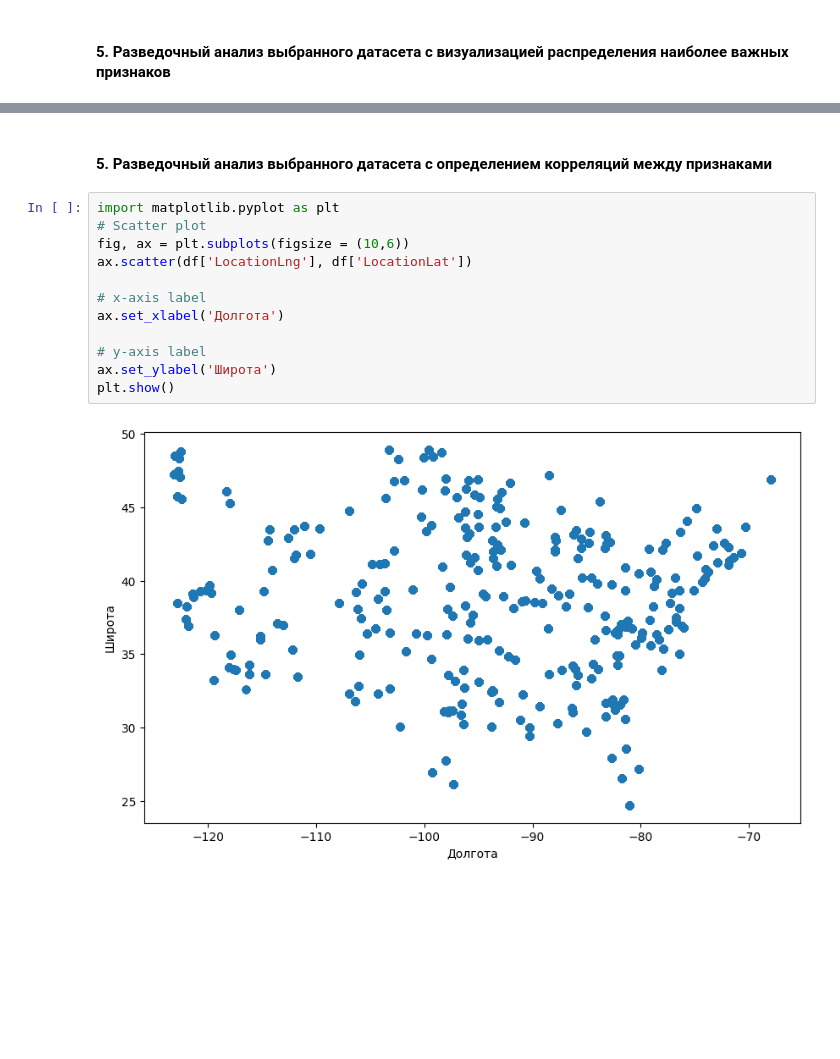
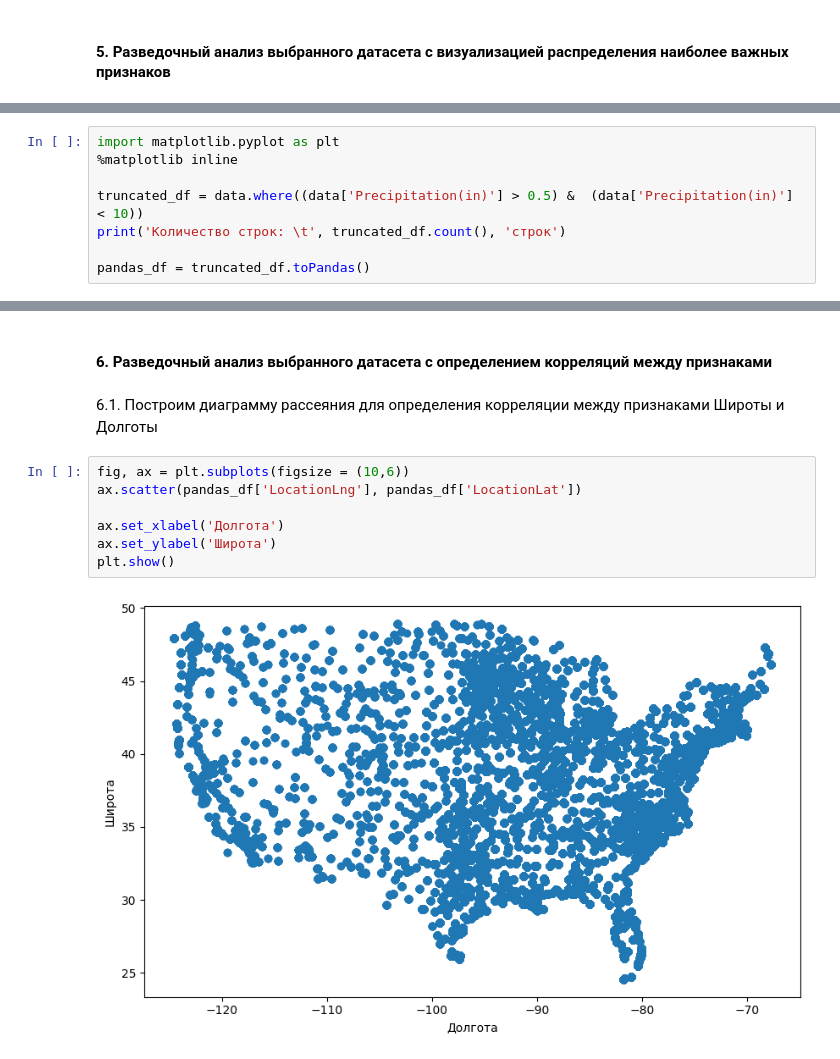
Before and after one commit to Krivabokov/SOBD2022, a Jupyter notebook: Lab1.ipynb, the cells around one changed output, grey strips where cells are left out. Drawn from its saved outputs; the diff is of its cells as text; blank space fills up the shorter version.

```diff
--- a/Lab1.ipynb
+++ b/Lab1.ipynb
@@ -188,0 +129,8 @@ df.ZipCode.plot()
+# %%
+import matplotlib.pyplot as plt
+%matplotlib inline
+
+truncated_df = data.where((data['Precipitation(in)'] > 0.5) &  (data['Precipitation(in)'] < 10))
+print('Количество строк: \t', truncated_df.count(), 'строк')
+
+pandas_df = truncated_df.toPandas()
@@ -189,16 +159,13 @@ df.ZipCode.plot()
 # %% [markdown]
-<h4 >5. Разведочный анализ выбранного датасета с определением корреляций между признаками </h4>
+<h4 >6. Разведочный анализ выбранного датасета с определением корреляций между признаками </h4>
+# %% [markdown]
+<span>6.1. Построим диаграмму рассеяния для определения корреляции между признаками Широты и Долготы</span>
 # %%
-import matplotlib.pyplot as plt
-# Scatter plot
 fig, ax = plt.subplots(figsize = (10,6))
-ax.scatter(df['LocationLng'], df['LocationLat'])
+ax.scatter(pandas_df['LocationLng'], pandas_df['LocationLat'])
 
-# x-axis label
 ax.set_xlabel('Долгота')
-
-# y-axis label
 ax.set_ylabel('Широта')
 plt.show()
 # %% [output]
-[figure, old version]
+[figure, new version]
```
Also changed, not shown: parts of 31 cells of this notebook, 1 other file.
